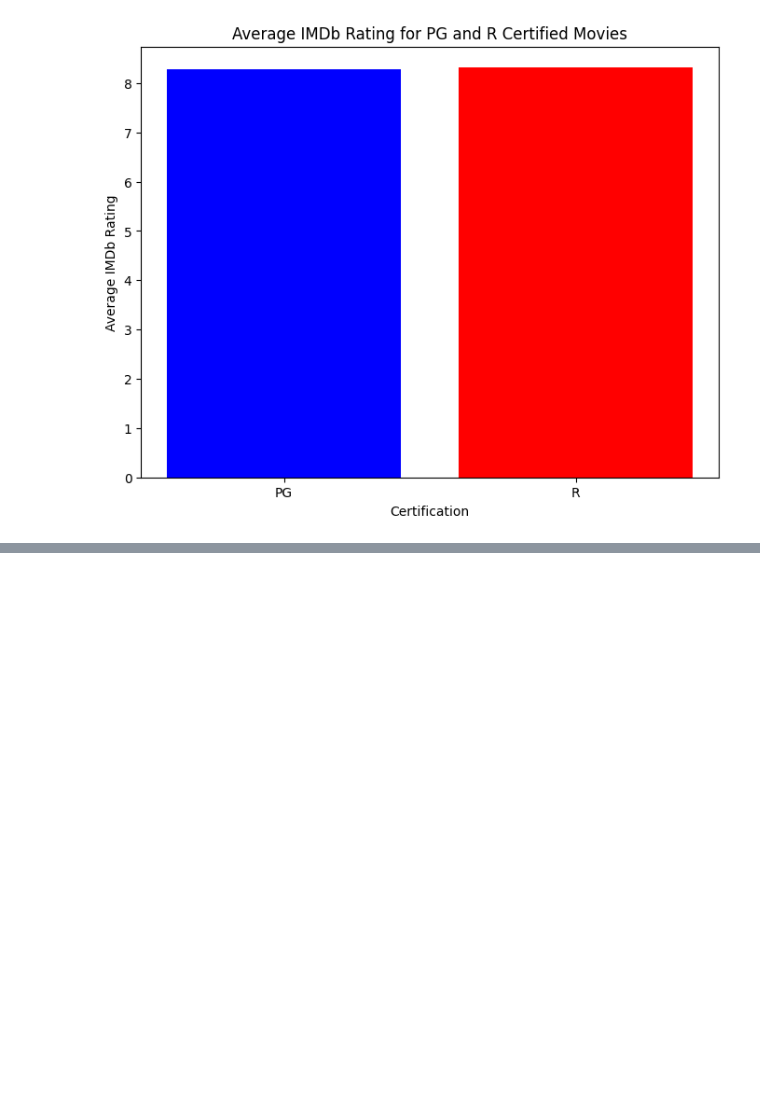
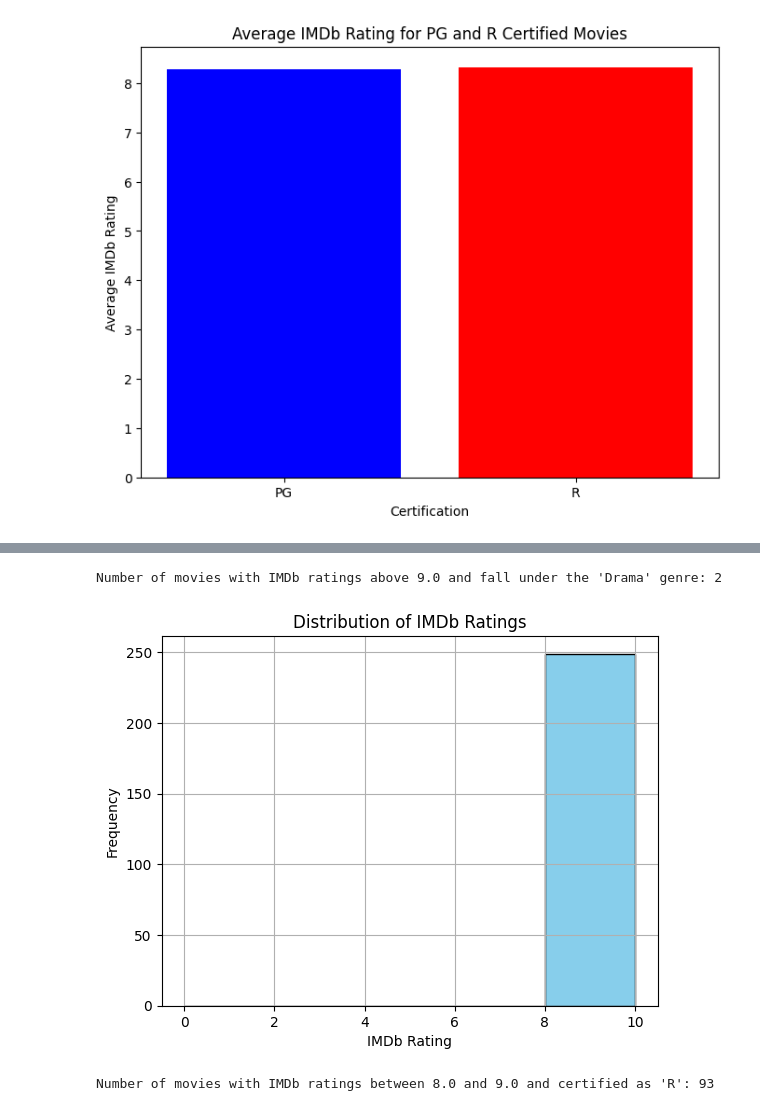
Before and after one commit to salianbharat/BE_DS_Assignment, a Jupyter notebook: IMDB_Dataset.ipynb, the cells around one changed output, grey strips where cells are left out. Cells and saved outputs as stored; diff of their text form; code cells hidden in the pictures; blank space fills up the shorter version.

```diff
--- a/IMDB_Dataset.ipynb
+++ b/IMDB_Dataset.ipynb
@@ -224,0 +383,33 @@ plt.show()
+# %%
+#16.How many movies have IMDb ratings above 9.0 and fall under the "Drama" genre?
+# Count the number of movies with IMDb ratings above 9.0 and fall under the "Drama" genre
+num_movies_above_9_drama = mv[(mv['imbd_rating'] > 9.0) & (mv['genre'].str.contains('Drama', case=False))].shape[0]
+
+print("Number of movies with IMDb ratings above 9.0 and fall under the 'Drama' genre:", num_movies_above_9_drama)
+# %% [output]
+Number of movies with IMDb ratings above 9.0 and fall under the 'Drama' genre: 2
+# %%
+#17. What is the most common IMDb rating range among the movies?
+import matplotlib.pyplot as plt
+
+# Define IMDb rating ranges
+rating_ranges = [0, 2, 4, 6, 8, 10]
+
+# Plot histogram of IMDb ratings
+plt.hist(mv['imbd_rating'], bins=rating_ranges, color='skyblue', edgecolor='black')
+plt.title('Distribution of IMDb Ratings')
+plt.xlabel('IMDb Rating')
+plt.ylabel('Frequency')
+plt.xticks(rating_ranges)
+plt.grid(True)
+plt.show()
+# %% [output]
+[figure, added]
+# %%
+#18. How many movies have IMDb ratings between 8.0 and 9.0 and are certified as "R"?
+# Count the number of movies with IMDb ratings between 8.0 and 9.0 and certified as "R"
+num_movies_8_to_9_rated_r = mv[(mv['imbd_rating'] >= 8.0) & (mv['imbd_rating'] < 9.0) & (mv['certificate'] == 'R')].shape[0]
+
+print("Number of movies with IMDb ratings between 8.0 and 9.0 and certified as 'R':", num_movies_8_to_9_rated_r)
+# %% [output]
+Number of movies with IMDb ratings between 8.0 and 9.0 and certified as 'R': 93
```
Also changed, not shown: parts of 14 cells of this notebook.
